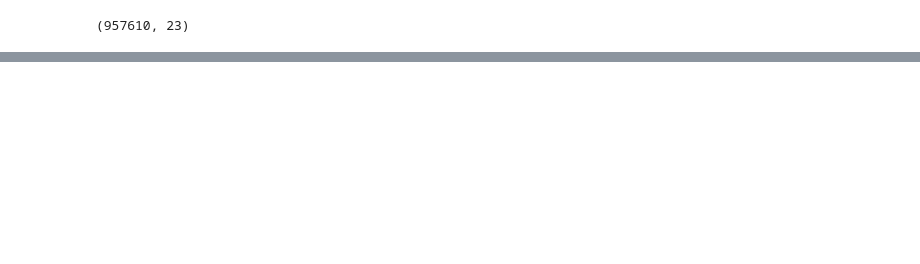
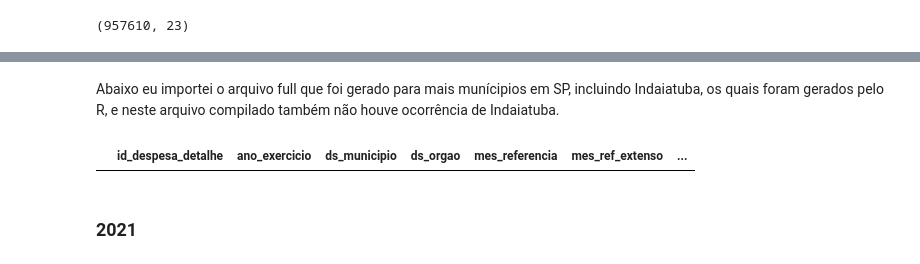
Before and after one commit to natmiata/analise-alimentacao-escolar, a Jupyter notebook: src/notebooks/tratamento-dados.ipynb, the cells around one changed output, grey strips where cells are left out. Saved outputs shown, nothing was run; the diff lists cells and outputs as text; code cells hidden in the pictures; blank space fills up the shorter version.

```diff
--- a/src/notebooks/tratamento-dados.ipynb
+++ b/src/notebooks/tratamento-dados.ipynb
@@ -88,0 +203,10 @@ Name: ds_municipio, dtype: int64
+# %% [markdown]
+Abaixo eu importei o arquivo full que foi gerado para mais munícipios em SP, incluindo Indaiatuba, os quais foram gerados pelo R, e neste arquivo compilado também não houve ocorrência de Indaiatuba.
+# %%
+df_full_2020 = pd.read_csv('/home/natasha/gastos_merenda_sp_20.csv', sep=';', encoding='latin-1')
+# %%
+df_full_2020[(df_full_2020['ds_municipio'] == 'Indaiatuba') | (df_full_2020['ds_municipio'] == 'Nova Odessa')]
+# %% [output]
+|  | id_despesa_detalhe | ano_exercicio | ds_municipio | ds_orgao | mes_referencia | mes_ref_extenso | ... |
+# %% [markdown]
+<h3> 2021 </h3>
```
Also changed, not shown: parts of 66 cells of this notebook.
